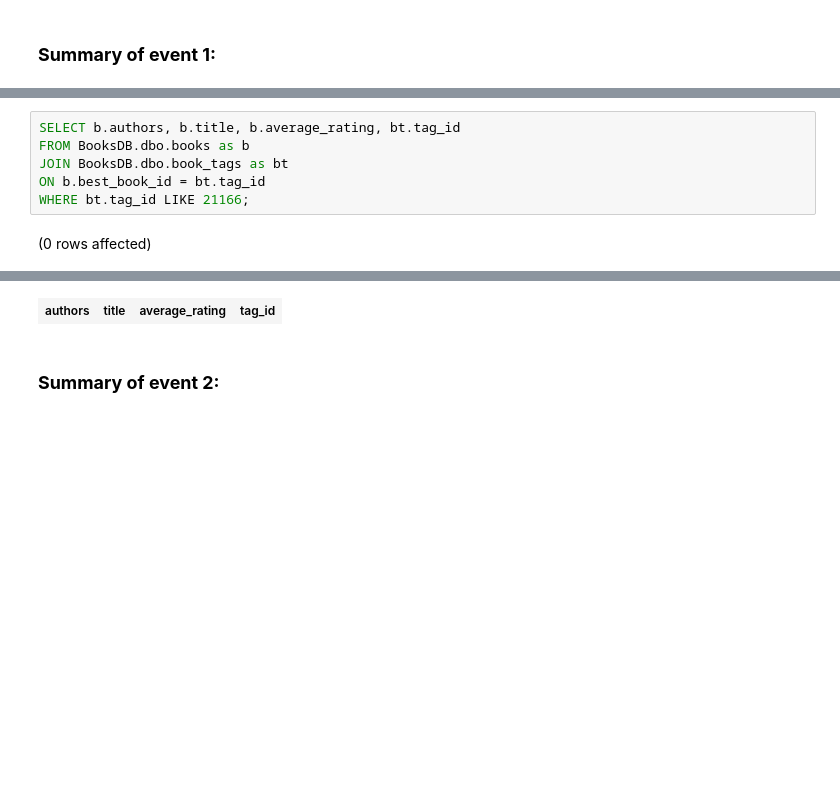
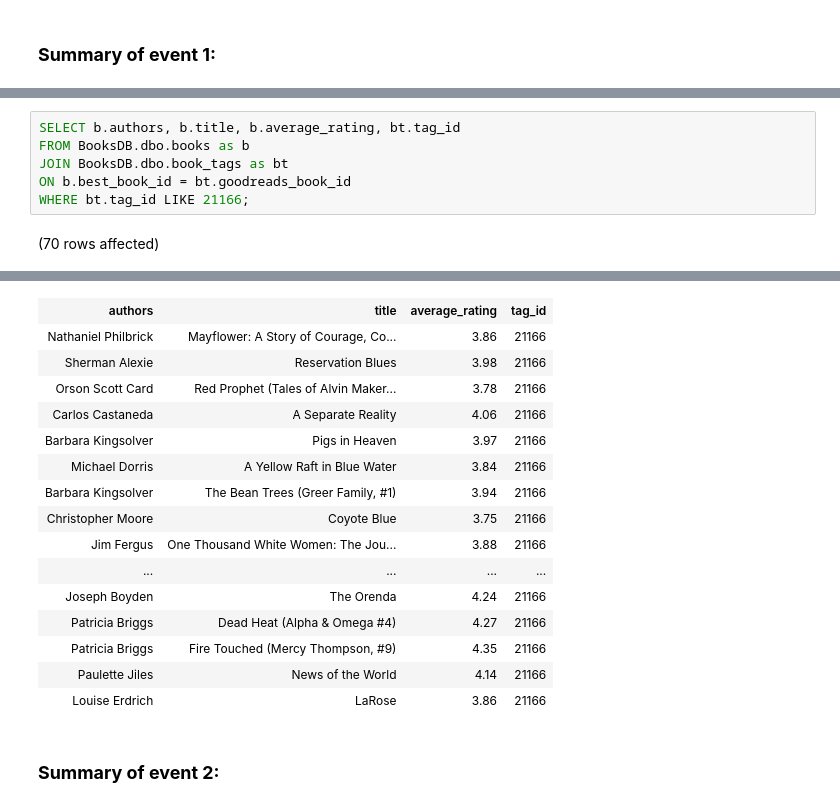
Before and after one commit to Kap19kp/LC-21-Studio, a Jupyter notebook: SQL-Part-3-Studio.ipynb, the cells around one changed output, grey strips where cells are left out. Drawn from its saved outputs; the diff is of its cells as text; blank space fills up the shorter version.

```diff
--- a/SQL-Part-3-Studio.ipynb
+++ b/SQL-Part-3-Studio.ipynb
@@ -161,7 +178,7 @@ Total execution time: 00:00:00.410
 SELECT b.authors, b.title, b.average_rating, bt.tag_id
 FROM BooksDB.dbo.books as b
 JOIN BooksDB.dbo.book_tags as bt
-ON b.best_book_id = bt.tag_id
+ON b.best_book_id = bt.goodreads_book_id
 WHERE bt.tag_id LIKE 21166;
 # %% [output]
-(0 rows affected)
+(70 rows affected)
@@ -169,3 +186,18 @@ Total execution time: 00:00:00.354
 | authors | title | average_rating | tag_id |
+| Nathaniel Philbrick | Mayflower: A Story of Courage, Co... | 3.86 | 21166 |
+| Sherman Alexie | Reservation Blues | 3.98 | 21166 |
+| Orson Scott Card | Red Prophet (Tales of Alvin Maker... | 3.78 | 21166 |
+| Carlos Castaneda | A Separate Reality | 4.06 | 21166 |
+| Barbara Kingsolver | Pigs in Heaven | 3.97 | 21166 |
+| Michael Dorris | A Yellow Raft in Blue Water | 3.84 | 21166 |
+| Barbara Kingsolver | The Bean Trees (Greer Family, #1) | 3.94 | 21166 |
+| Christopher Moore | Coyote Blue | 3.75 | 21166 |
+| Jim Fergus | One Thousand White Women: The Jou... | 3.88 | 21166 |
+| ... | ... | ... | ... |
+| Joseph Boyden | The Orenda | 4.24 | 21166 |
+| Patricia Briggs | Dead Heat (Alpha & Omega #4) | 4.27 | 21166 |
+| Patricia Briggs | Fire Touched (Mercy Thompson, #9) | 4.35 | 21166 |
+| Paulette Jiles | News of the World | 4.14 | 21166 |
+| Louise Erdrich | LaRose | 3.86 | 21166 |
 # %% [markdown]
 ### **Summary of event 2:**
```
Also changed, not shown: parts of 4 cells of this notebook.
